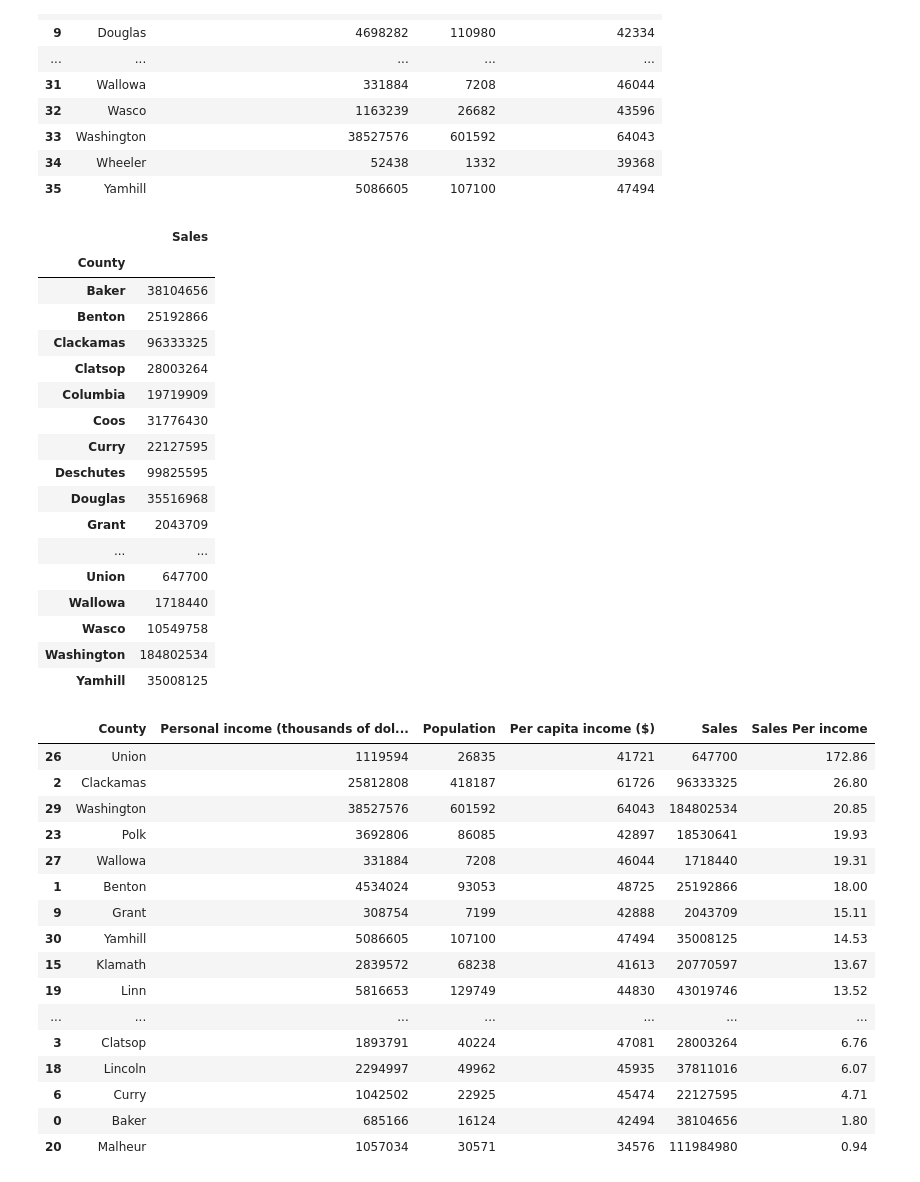
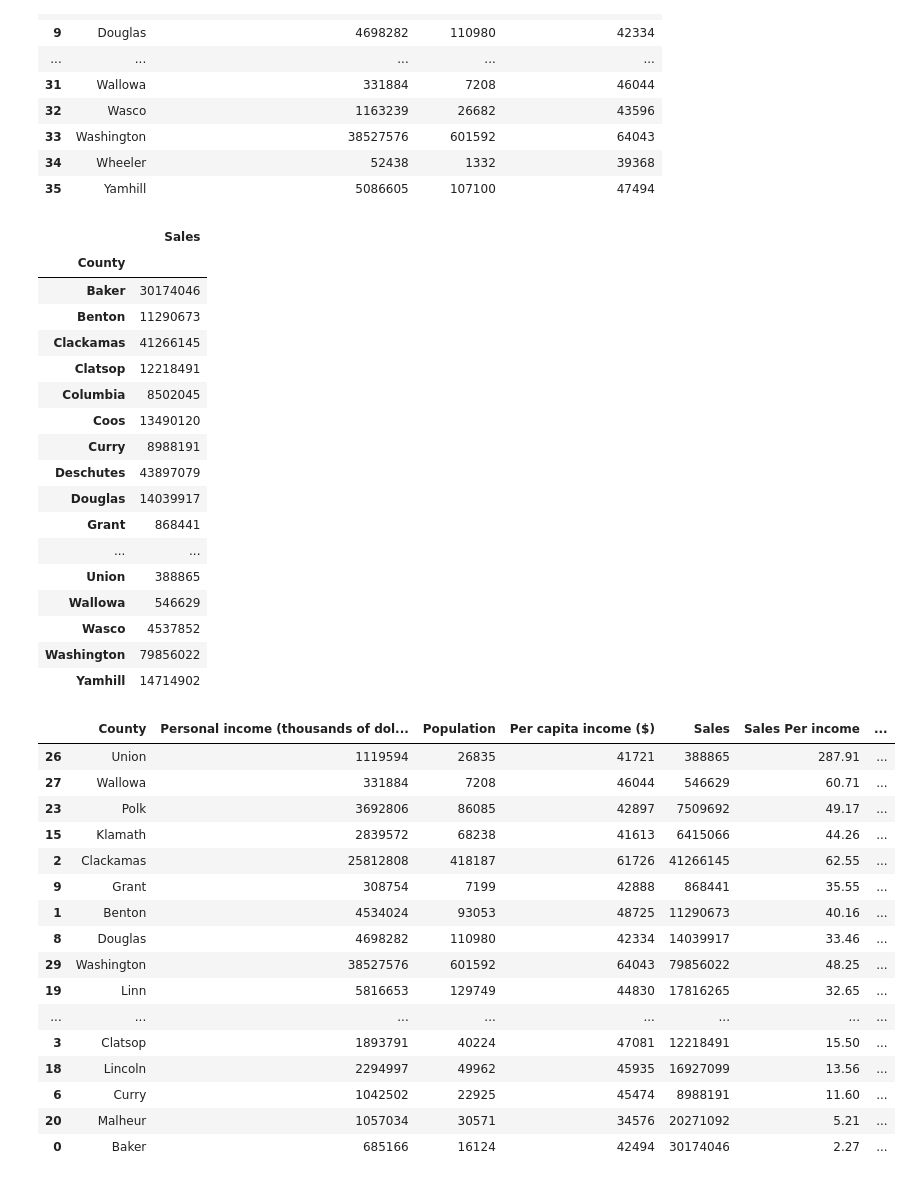
Before and after one commit to theesacker/Cannabis-Opportunity-Analysis, a Jupyter notebook: python/Tysons_notebook.ipynb, the cells around one changed output. Saved outputs shown, nothing was run; the diff lists cells and outputs as text; code cells hidden in the pictures.

```diff
--- a/python/Tysons_notebook.ipynb
+++ b/python/Tysons_notebook.ipynb
@@ -185,51 +184,52 @@ county_per_cap_income_df
 | 35 | Yamhill | 5086605 | 107100 | 47494 |
 # %%
 county_per_cap_income_df.dtypes
-county_sales_df["Sales"] = county_sales_df["Sales"].astype("int64")
-county_sales_df = county_sales_df.loc[:, ["County","Sales"]]
-county_sales_gb = county_sales_df.groupby("County").sum()
-county_sales_gb
+county_sales2019_df["Sales"] = county_sales2019_df["Sales"].astype("int64")
+county_sales2019_df = county_sales2019_df.loc[:, ["County","Sales"]]
+county_sales2019_gb = county_sales2019_df.groupby("County").sum()
+county_sales2019_gb
 # %% [output]
 |  | Sales |
 | County |  |
-| Baker | 38104656 |
-| Benton | 25192866 |
-| Clackamas | 96333325 |
-| Clatsop | 28003264 |
-| Columbia | 19719909 |
-| Coos | 31776430 |
-| Curry | 22127595 |
-| Deschutes | 99825595 |
-| Douglas | 35516968 |
-| Grant | 2043709 |
+| Baker | 30174046 |
+| Benton | 11290673 |
+| Clackamas | 41266145 |
+| Clatsop | 12218491 |
+| Columbia | 8502045 |
+| Coos | 13490120 |
+| Curry | 8988191 |
+| Deschutes | 43897079 |
+| Douglas | 14039917 |
+| Grant | 868441 |
 | ... | ... |
-| Union | 647700 |
-| Wallowa | 1718440 |
-| Wasco | 10549758 |
-| Washington | 184802534 |
-| Yamhill | 35008125 |
+| Union | 388865 |
+| Wallowa | 546629 |
+| Wasco | 4537852 |
+| Washington | 79856022 |
+| Yamhill | 14714902 |
 # %%
-sales_per_capita_df = county_per_cap_income_df.merge(county_sales_gb, on="County", how="inner")
+sales_per_capita_df = county_per_cap_income_df.merge(county_sales2019_gb, on="County", how="inner")
 sales_per_capita_df["Sales Per income"] = (sales_per_capita_df["Personal income (thousands of dollars)"] / sales_per_capita_df["Sales"])*100
-sales_per_capita_df.sort_values("Sales Per income", ascending = False)
+sales_per_capita_df["Sales Per Population"] = (sales_per_capita_df["Population"] / sales_per_capita_df["Sales"])*100
+sales_per_capita_df.sort_values("Sales Per Population", ascending = False)
 # %% [output]
-|  | County | Personal income (thousands of dol... | Population | Per capita income ($) | Sales | Sales Per income |
-| 26 | Union | 1119594 | 26835 | 41721 | 647700 | 172.86 |
-| 2 | Clackamas | 25812808 | 418187 | 61726 | 96333325 | 26.80 |
-| 29 | Washington | 38527576 | 601592 | 64043 | 184802534 | 20.85 |
-| 23 | Polk | 3692806 | 86085 | 42897 | 18530641 | 19.93 |
-| 27 | Wallowa | 331884 | 7208 | 46044 | 1718440 | 19.31 |
-| 1 | Benton | 4534024 | 93053 | 48725 | 25192866 | 18.00 |
-| 9 | Grant | 308754 | 7199 | 42888 | 2043709 | 15.11 |
-| 30 | Yamhill | 5086605 | 107100 | 47494 | 35008125 | 14.53 |
-| 15 | Klamath | 2839572 | 68238 | 41613 | 20770597 | 13.67 |
-| 19 | Linn | 5816653 | 129749 | 44830 | 43019746 | 13.52 |
-| ... | ... | ... | ... | ... | ... | ... |
-| 3 | Clatsop | 1893791 | 40224 | 47081 | 28003264 | 6.76 |
-| 18 | Lincoln | 2294997 | 49962 | 45935 | 37811016 | 6.07 |
-| 6 | Curry | 1042502 | 22925 | 45474 | 22127595 | 4.71 |
-| 0 | Baker | 685166 | 16124 | 42494 | 38104656 | 1.80 |
-| 20 | Malheur | 1057034 | 30571 | 34576 | 111984980 | 0.94 |
+|  | County | Personal income (thousands of dol... | Population | Per capita income ($) | Sales | Sales Per income | ... |
+| 26 | Union | 1119594 | 26835 | 41721 | 388865 | 287.91 | ... |
+| 27 | Wallowa | 331884 | 7208 | 46044 | 546629 | 60.71 | ... |
+| 23 | Polk | 3692806 | 86085 | 42897 | 7509692 | 49.17 | ... |
+| 15 | Klamath | 2839572 | 68238 | 41613 | 6415066 | 44.26 | ... |
+| 2 | Clackamas | 25812808 | 418187 | 61726 | 41266145 | 62.55 | ... |
+| 9 | Grant | 308754 | 7199 | 42888 | 868441 | 35.55 | ... |
+| 1 | Benton | 4534024 | 93053 | 48725 | 11290673 | 40.16 | ... |
+| 8 | Douglas | 4698282 | 110980 | 42334 | 14039917 | 33.46 | ... |
+| 29 | Washington | 38527576 | 601592 | 64043 | 79856022 | 48.25 | ... |
+| 19 | Linn | 5816653 | 129749 | 44830 | 17816265 | 32.65 | ... |
+| ... | ... | ... | ... | ... | ... | ... | ... |
+| 3 | Clatsop | 1893791 | 40224 | 47081 | 12218491 | 15.50 | ... |
+| 18 | Lincoln | 2294997 | 49962 | 45935 | 16927099 | 13.56 | ... |
+| 6 | Curry | 1042502 | 22925 | 45474 | 8988191 | 11.60 | ... |
+| 20 | Malheur | 1057034 | 30571 | 34576 | 20271092 | 5.21 | ... |
+| 0 | Baker | 685166 | 16124 | 42494 | 30174046 | 2.27 | ... |
 # %%
 retail_licenses_df
 # %% [output]
```
Also changed, not shown: parts of 2 cells of this notebook, 2 other files.
